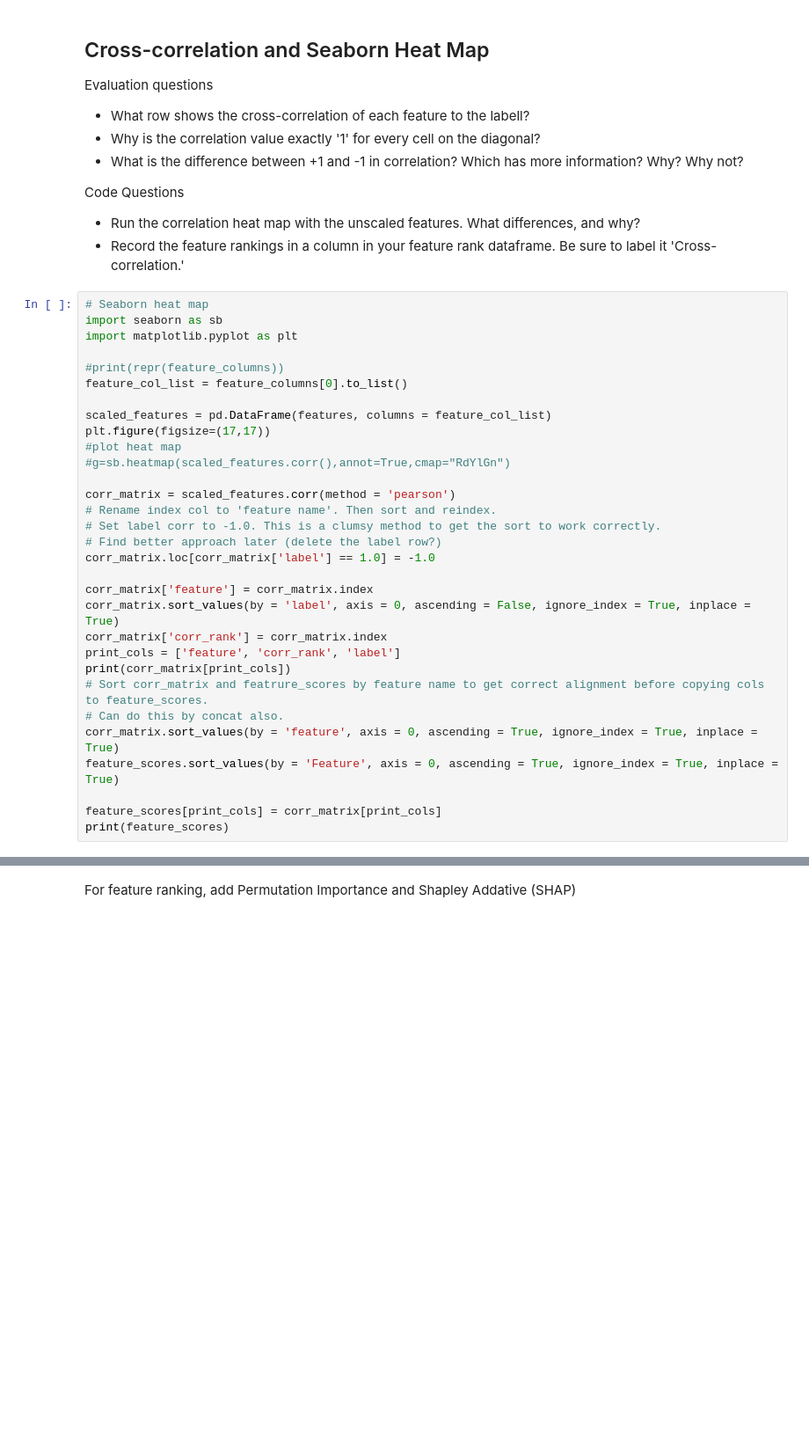
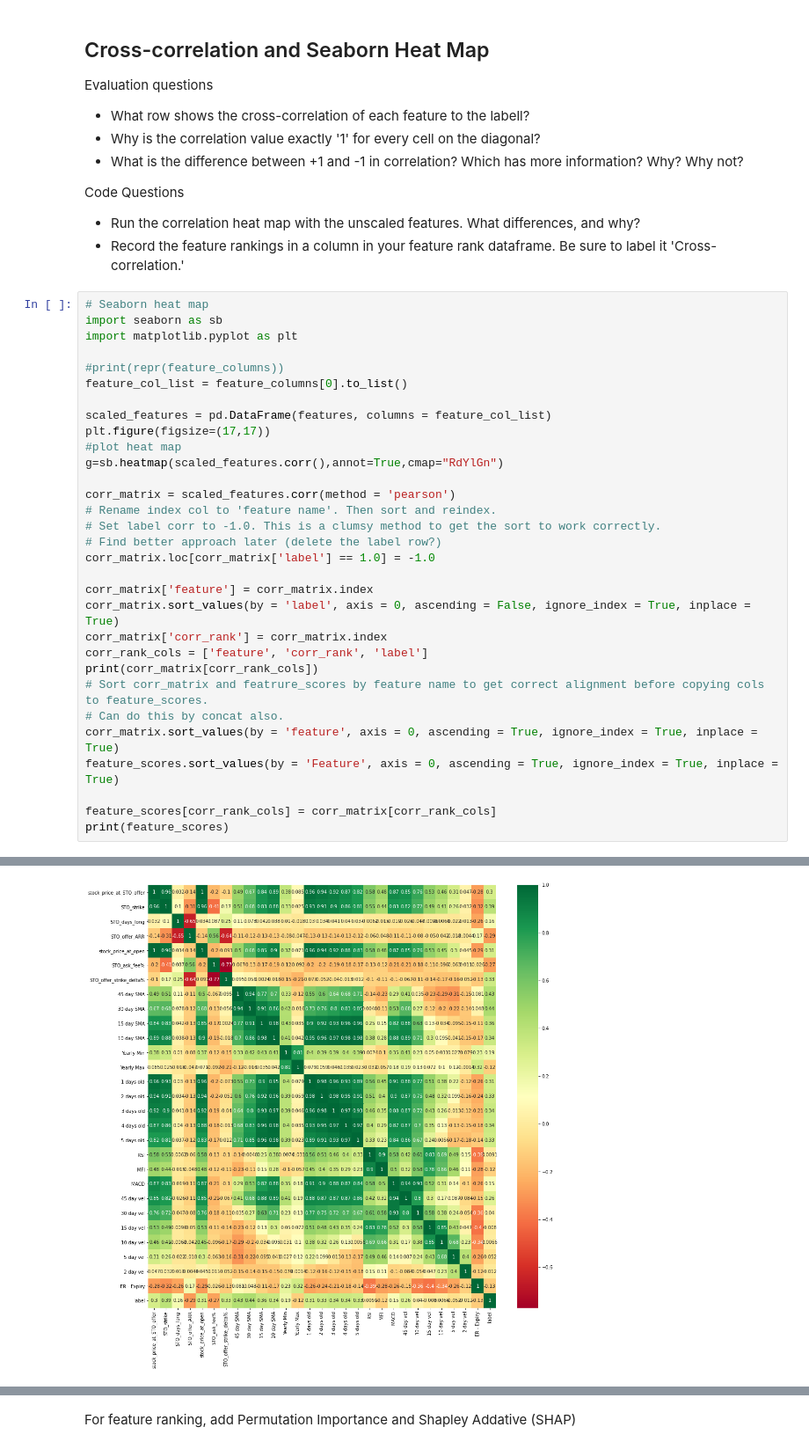
Before and after one commit to CajunCal/OptionTradingNotebooksXOM, a Jupyter notebook: OptionsSelectFeatures.ipynb, the cells around one changed output, grey strips where cells are left out. Shown at 88% size. Drawn from its saved outputs; the diff is of its cells as text; blank space fills up the shorter version.

Commit message:
Updated text blocks for new charts.

```diff
--- a/OptionsSelectFeatures.ipynb
+++ b/OptionsSelectFeatures.ipynb
@@ -125,7 +125,7 @@ feature_col_list = feature_columns[0].to_list()
 scaled_features = pd.DataFrame(features, columns = feature_col_list)
 plt.figure(figsize=(17,17))
 #plot heat map
-#g=sb.heatmap(scaled_features.corr(),annot=True,cmap="RdYlGn")
+g=sb.heatmap(scaled_features.corr(),annot=True,cmap="RdYlGn")
 
 corr_matrix = scaled_features.corr(method = 'pearson')
 # Rename index col to 'feature name'. Then sort and reindex.
@@ -136,14 +136,14 @@ corr_matrix.loc[corr_matrix['label'] == 1.0] = -1.0
 corr_matrix['feature'] = corr_matrix.index
 corr_matrix.sort_values(by = 'label', axis = 0, ascending = False, ignore_index = True, inplace = True)
 corr_matrix['corr_rank'] = corr_matrix.index
-print_cols = ['feature', 'corr_rank', 'label']
-print(corr_matrix[print_cols])
+corr_rank_cols = ['feature', 'corr_rank', 'label']
+print(corr_matrix[corr_rank_cols])
 # Sort corr_matrix and featrure_scores by feature name to get correct alignment before copying cols to feature_scores.
 # Can do this by concat also.
 corr_matrix.sort_values(by = 'feature', axis = 0, ascending = True, ignore_index = True, inplace = True)
 feature_scores.sort_values(by = 'Feature', axis = 0, ascending = True, ignore_index = True, inplace = True)
 
-feature_scores[print_cols] = corr_matrix[print_cols]
+feature_scores[corr_rank_cols] = corr_matrix[corr_rank_cols]
 print(feature_scores)
 # %% [output]
                      feature  corr_rank     label
@@ -167,3 +166,4 @@ print(feature_scores)
+[figure, added]
 # %% [markdown]
 ## RFE
 The Recursive Feature Eliminator (RFE) compares many sets of features to find the smallest set with the best results. Read the docs, then consider these questions.
```
Also changed, not shown: parts of 4 cells of this notebook, 11 other files.
